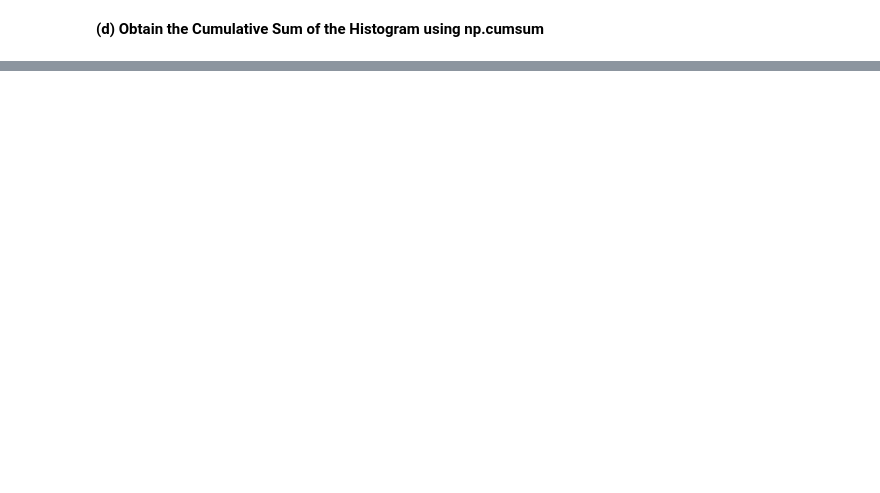
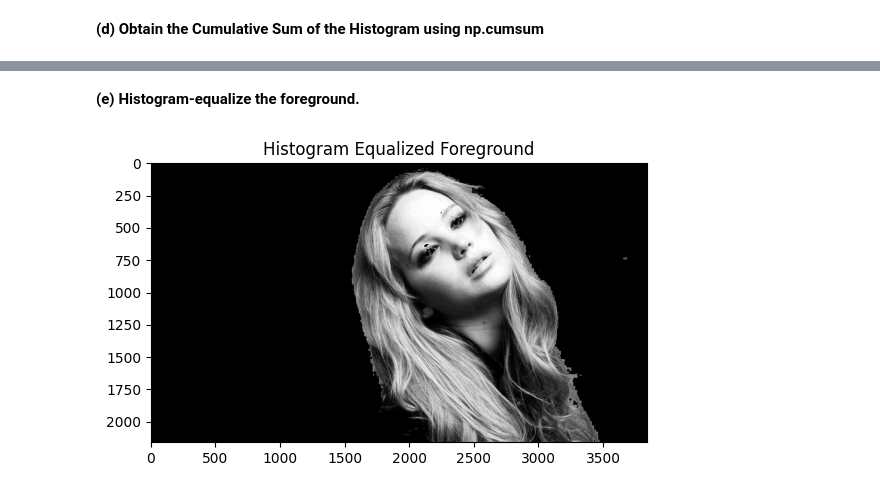
Before and after one commit to akhilaprabodha/EN3160-Image-Processing-and-Machine-Vision-Lab-Experiments, a Jupyter notebook: assignment_1/q6.ipynb, the cells around one changed output, grey strips where cells are left out. Drawn from its saved outputs; the diff is of its cells as text; code cells hidden in the pictures; blank space fills up the shorter version.

```diff
--- a/assignment_1/q6.ipynb
+++ b/assignment_1/q6.ipynb
@@ -92,0 +92,19 @@ plt.show()
+# %% [markdown]
+**(e) Histogram-equalize the foreground.**
+# %%
+# Mask all zeros to avoid division by zero
+cdf_masked = np.ma.masked_equal(cdf_foreground, 0)
+
+# Perform histogram equalization: scale the values and fill masked zeros
+cdf_masked = (cdf_masked - cdf_masked.min()) * 255 / (cdf_masked.max() - cdf_masked.min())
+cdf_equalized = np.ma.filled(cdf_masked, 0).astype('uint8')
+
+# Apply the equalized CDF to the foreground image
+equalized_image = cdf_equalized[foreground]
+
+# Show the histogram-equalized foreground
+plt.imshow(equalized_image, cmap='gray')
+plt.title('Histogram Equalized Foreground')
+plt.show()
+# %% [output]
+[figure, added]
```
Also changed, not shown: parts of 6 cells of this notebook, 4 other files.
